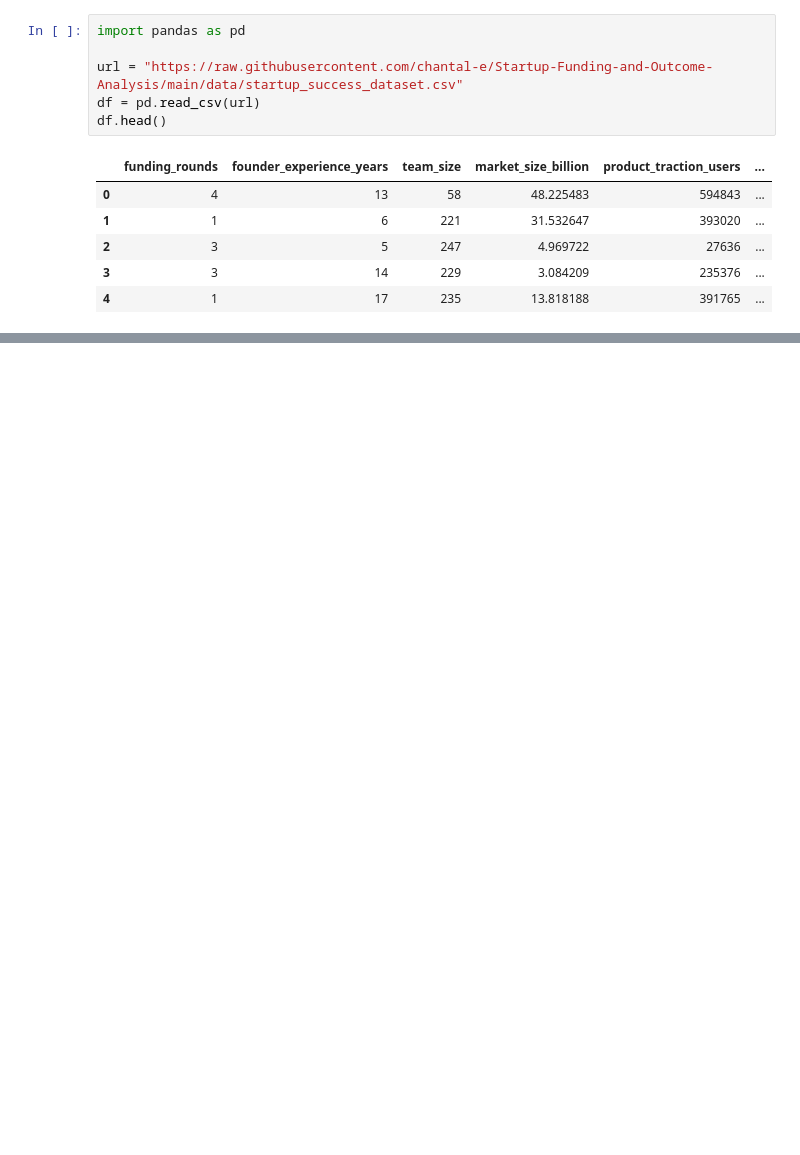
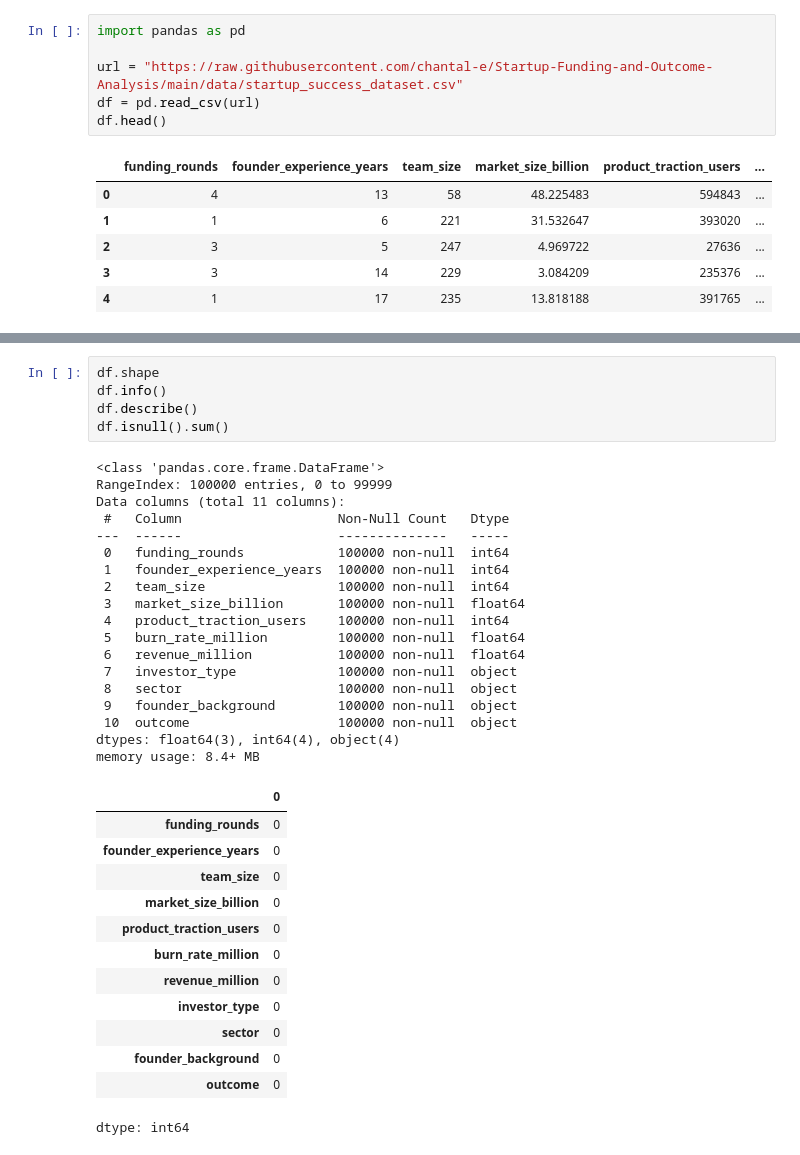
Before and after one commit to chantal-e/Startup-Funding-and-Outcome-Analysis, a Jupyter notebook: startup_funding_and_outcome_analysis.ipynb, the cells around one changed output, grey strips where cells are left out. Cells and saved outputs as stored; diff of their text form; blank space fills up the shorter version.

```diff
--- a/startup_funding_and_outcome_analysis.ipynb
+++ b/startup_funding_and_outcome_analysis.ipynb
@@ -15,0 +24,37 @@ df.head()
+# %%
+df.shape
+df.info()
+df.describe()
+df.isnull().sum()
+# %% [output]
+<class 'pandas.core.frame.DataFrame'>
+RangeIndex: 100000 entries, 0 to 99999
+Data columns (total 11 columns):
+ #   Column                    Non-Null Count   Dtype
+---  ------                    --------------   -----
+ 0   funding_rounds            100000 non-null  int64
+ 1   founder_experience_years  100000 non-null  int64
+ 2   team_size                 100000 non-null  int64
+ 3   market_size_billion       100000 non-null  float64
+ 4   product_traction_users    100000 non-null  int64
+ 5   burn_rate_million         100000 non-null  float64
+ 6   revenue_million           100000 non-null  float64
+ 7   investor_type             100000 non-null  object
+ 8   sector                    100000 non-null  object
+ 9   founder_background        100000 non-null  object
+ 10  outcome                   100000 non-null  object
+dtypes: float64(3), int64(4), object(4)
+memory usage: 8.4+ MB
+|  | 0 |
+| funding_rounds | 0 |
+| founder_experience_years | 0 |
+| team_size | 0 |
+| market_size_billion | 0 |
+| product_traction_users | 0 |
+| burn_rate_million | 0 |
+| revenue_million | 0 |
+| investor_type | 0 |
+| sector | 0 |
+| founder_background | 0 |
+| outcome | 0 |
+dtype: int64
```
Also changed, not shown: parts of 8 cells of this notebook.
